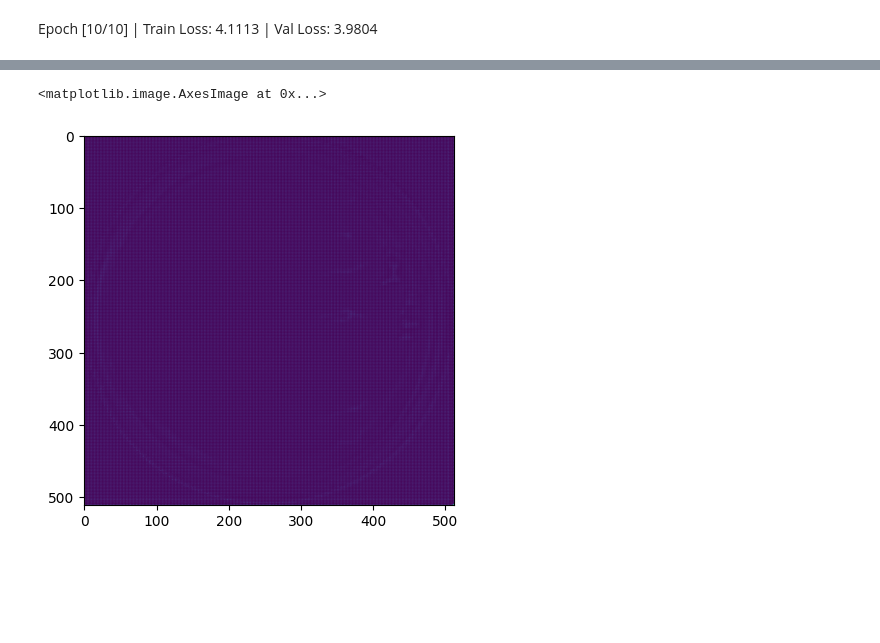
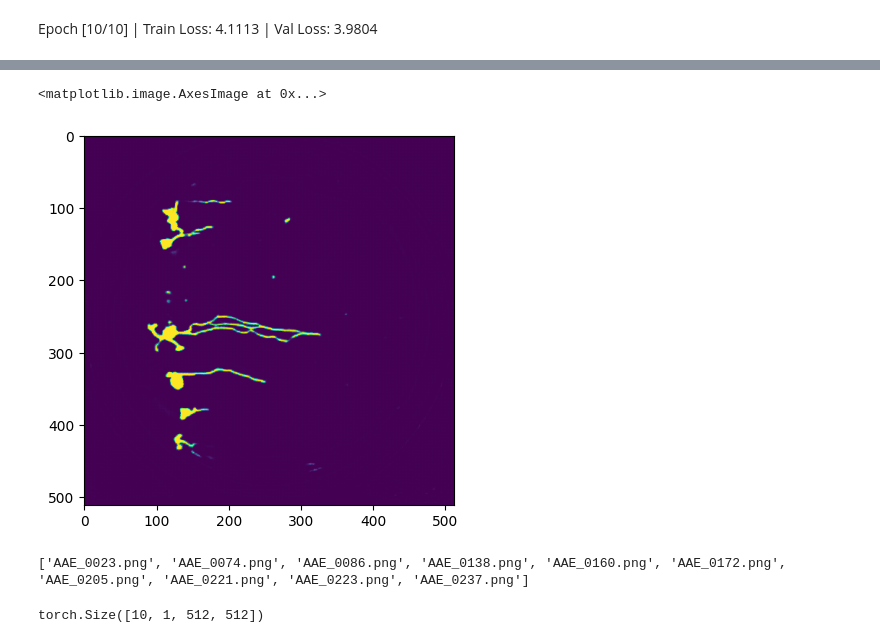
Before and after one commit to DeadArcadiy/SWWH, a Jupyter notebook: segmentation_torch.ipynb, the cells around one changed output, grey strips where cells are left out. Cells and saved outputs as stored; diff of their text form; code cells hidden in the pictures; blank space fills up the shorter version.

Commit message:
model fixed

```diff
--- a/segmentation_torch.ipynb
+++ b/segmentation_torch.ipynb
@@ -78,13 +89,14 @@ epochs = 100
 # %%
 model.to(device)
 best_loss = 100
+counter = 0
 for epoch in range(epochs):
     train_loss = 0.0
     model.train()
     for inputs, targets in tqdm(train_loader):
         optimizer.zero_grad()
         outputs = model(inputs)
-        loss = loss_f(outputs,targets)
+        loss = loss_f(outputs, targets)
         loss.backward()
         optimizer.step()
         train_loss += loss.item()
@@ -98,16 +110,28 @@ for epoch in range(epochs):
         outputs = model(inputs)
 
             # Calculate loss
-        loss = loss_f(outputs,targets)
+        loss = loss_f(outputs, targets)
         val_loss += loss.item()
 
     val_loss /= len(val_loader)
 
     scheduler.step(val_loss)
 
+    improve = False
+
     if val_loss < best_loss:
         best_loss = val_loss
-        torch.save(model, 'best-model.pt')
+        improve = True
+        print('model saved')
+        torch.save(model,model_path)
 
-    print(f"Epoch [{epoch+1}/{epochs}] | Train Loss: {train_loss:.4f} | Val Loss: {val_loss:.4f}")
+    print(f"Epoch [{epoch+1}/{epochs}] | Train Loss: {train_loss:.4f} | Val Loss: {val_loss:.4f} | Train Dice: {metric(outputs, targets):.4f} | Val Dice: {metric(outputs, targets):.4f}")
+
+    if not improve:
+        counter += 1
+        if counter > patience:
+            print('early stop')
+            break
+    else:
+        counter = 0
 # %% [output]
@@ -127,9 +164,9 @@ Epoch [12/100] | Train Loss: 0.4352 | Val Loss: 0.4321
 # %%
-model = torch.load('best-model.pt')
+model = torch.load(model_path)
 # %% [markdown]
 Epoch [10/10] | Train Loss: 4.1113 | Val Loss: 3.9804
 # %%
-outputs = 0
+outputs
 for inputs, targets in tqdm(val_loader):
     model.eval()
     outputs = model(inputs)
@@ -140,7 +177,11 @@ torch.Size([3, 1, 512, 512])
 # %%
-outputs = outputs.reshape(3,1, 512, 512)
+outputs = outputs[0].reshape(1, 512, 512)
 # %%
-plt.imshow(outputs[0].permute(1,2,0).detach().numpy())
+plt.imshow(outputs.cpu().permute(1,2,0).detach().numpy())
 # %% [output]
 <matplotlib.image.AxesImage at 0x...>
-[figure, old version]
+[figure, new version]
+# %%
+test = Test_dataset(val_aug,'crosval/test',device)
+# %% [output]
+['AAE_0023.png', 'AAE_0074.png', 'AAE_0086.png', 'AAE_0138.png', 'AAE_0160.png', 'AAE_0172.png', 'AAE_0205.png', 'AAE_0221.png', 'AAE_0223.png', 'AAE_0237.png']
@@ -146,0 +195,4 @@ plt.imshow(outputs[0].permute(1,2,0).detach().numpy())
+# %%
+outputs.shape
+# %% [output]
+torch.Size([10, 1, 512, 512])
```
Also changed, not shown: parts of 17 cells of this notebook, 2 other files.
